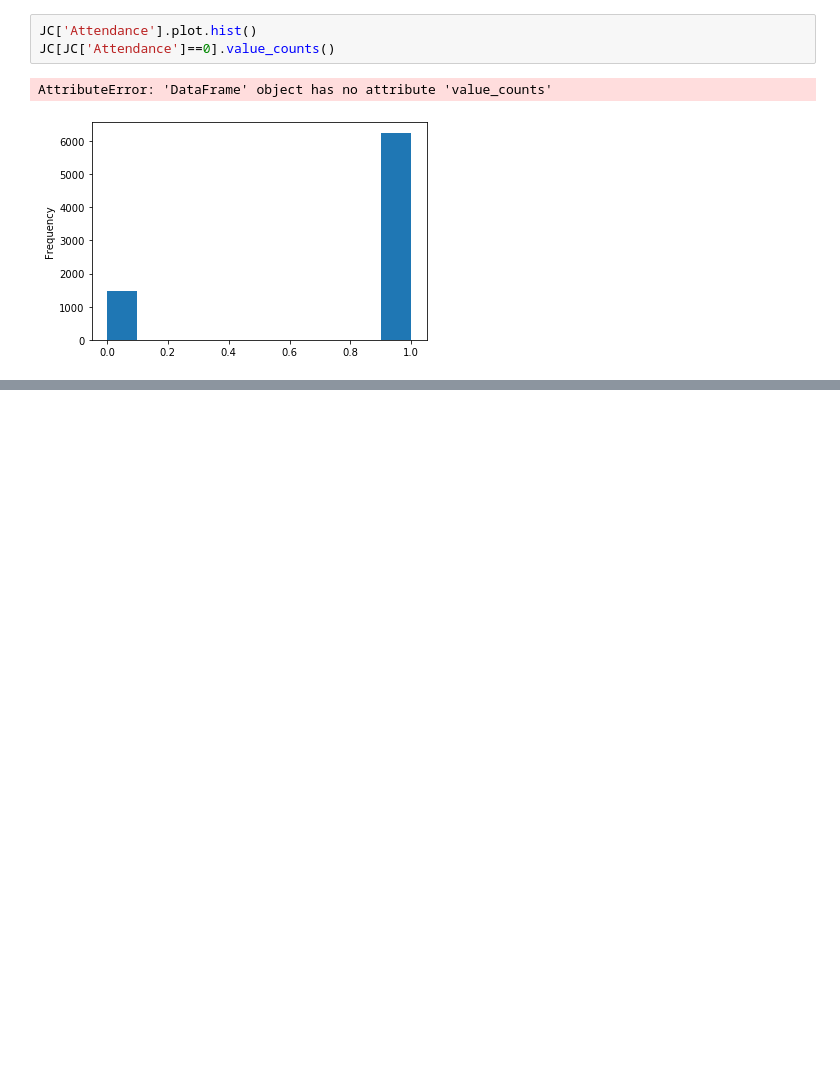
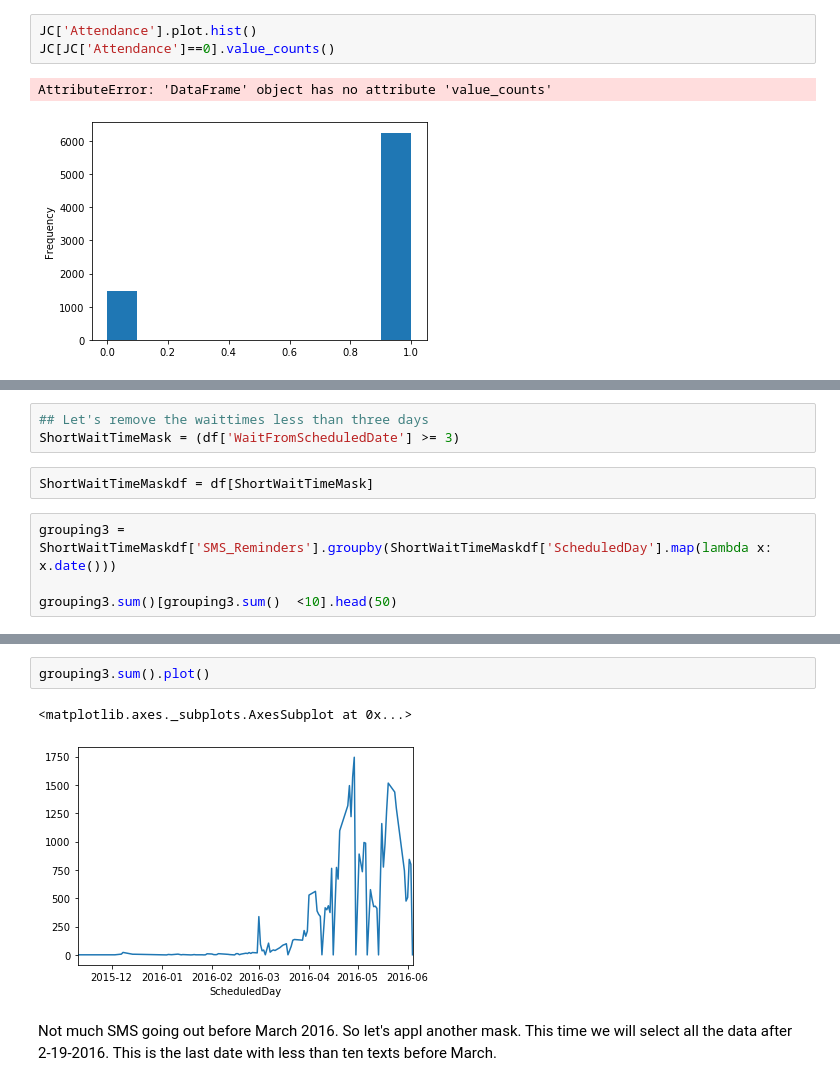
Before and after one commit to JordanPhilipMeyer/PatientNoShow, a Jupyter notebook: PredictNoShow.ipynb, the cells around one changed output, grey strips where cells are left out. Saved outputs shown, nothing was run; the diff lists cells and outputs as text; blank space fills up the shorter version.

```diff
--- a/PredictNoShow.ipynb
+++ b/PredictNoShow.ipynb
@@ -1440,0 +1686,9 @@ dtype: float64
+# %%
+## Let's remove the waittimes less than three days
+ShortWaitTimeMask = (df['WaitFromScheduledDate'] >= 3)
+# %%
+ShortWaitTimeMaskdf = df[ShortWaitTimeMask]
+# %%
+grouping3 = ShortWaitTimeMaskdf['SMS_Reminders'].groupby(ShortWaitTimeMaskdf['ScheduledDay'].map(lambda x: x.date()))
+
+grouping3.sum()[grouping3.sum()  <10].head(50)
@@ -1440,0 +1713,7 @@ dtype: float64
+# %%
+grouping3.sum().plot()
+# %% [output]
+<matplotlib.axes._subplots.AxesSubplot at 0x...>
+[figure, added]
+# %% [markdown]
+Not much SMS going out before March 2016. So let's appl another mask. This time we will select all the data after 2-19-2016. This is the last date with less than ten texts before March.
```
Also changed, not shown: parts of 58 cells of this notebook.
